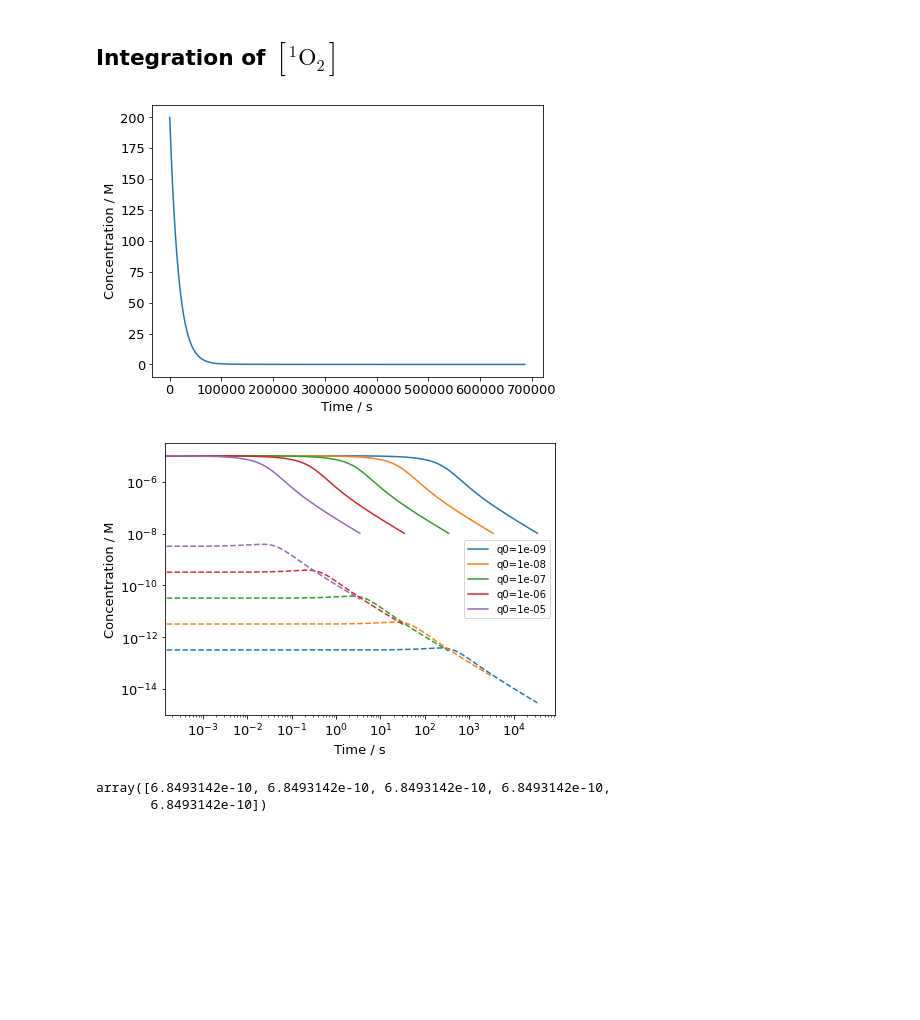
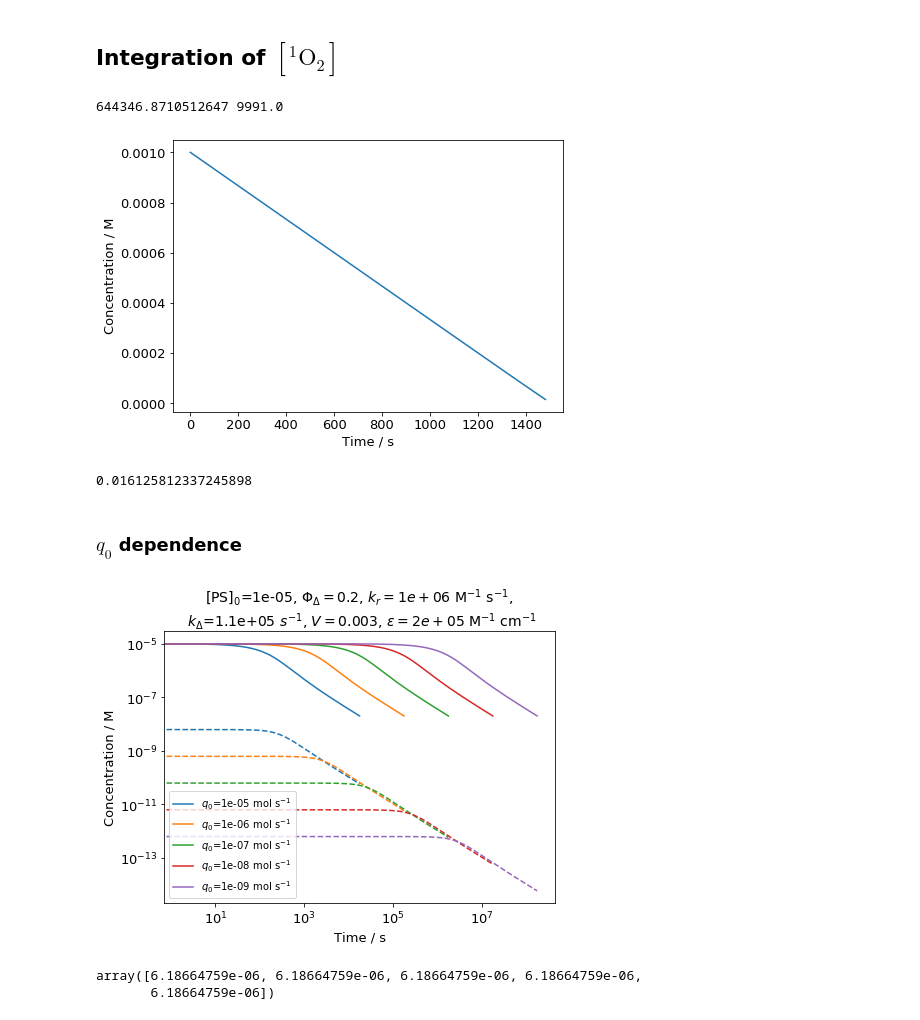
Before and after one commit to dmadea/Jupyter-Tutorials, a Jupyter notebook: Singlet oxygen generation/Singlet Oxygen.ipynb, the cells around one changed output. Cells and saved outputs as stored; diff of their text form; code cells hidden in the pictures; blank space fills up the shorter version.

Commit message:
singlet ox. dependences added

```diff
--- a/Singlet oxygen generation/Singlet Oxygen.ipynb
+++ b/Singlet oxygen generation/Singlet Oxygen.ipynb
@@ -315,24 +318,19 @@ FigureWidget({
 # %% [markdown]
 ## Integration of $[^1\mathrm O_2]$
 # %%
-alpha = 0.96 # the percentual decrese of initial concentration of PS
-
-PS_0 = 1e-3
-Phi_Delta=0.2
-k_r=1e7
-k_delta=1/9.4e-6
-V=3e-3
-q0=1e-8
-epsilon=2e5
-
-
 def _solve_time_profiles(PS_0=PS_0, Phi_Delta=Phi_Delta, k_r=k_r, k_delta=k_delta, V=V, q0=q0, epsilon=epsilon,
-                         alpha=alpha, num=1000):
+                         alpha=alpha, num=10000):
 
     # approx. solution based on second order and k_delta >> k_r * cPS
     _K = Phi_Delta * q0 * np.log(10) * epsilon * k_r / V
     # estimation of maximum time so that times will contain alpha of profile decay
-    t_max = k_delta * alpha / (_K * (1 - alpha) * PS_0) * (epsilon * PS_0 if epsilon * PS_0 > 1 else 1) * 1
+    t_max = k_delta * alpha / (_K * (1 - alpha) * PS_0) * (epsilon * PS_0 if epsilon * PS_0 > 1 else 1)
+
+    if k_r * PS_0 >= k_delta:
+        coeff = k_r * PS_0 - k_delta + 1
+        t_max *= coeff
+#         print(t_max, coeff)
+
 
     times = np.linspace(0, t_max, num)
 
@@ -349,8 +347,12 @@ def _solve_time_profiles(PS_0=PS_0, Phi_Delta=Phi_Delta, k_r=k_r, k_delta=k_delt
 
     t_idx = find_nearest_idx(_c_PS, c_target)
 
-    assert t_idx < _times.shape[0] - 1
+    assert t_idx > 0
 #     print(c_target, t_idx, _times[t_idx])
+
+    # resolve until time that corresponds to exactly alpha decrease
+    times = np.linspace(0, _times[t_idx], num)
+    c_PS = odeint(_solve, PS_0, times).squeeze()
 
 #     times[t_idx]
     c_1_O2 = calc_eq_conc(c_PS, Phi_Delta=Phi_Delta, k_r=k_r, k_delta=k_delta, V=V, q0=q0, epsilon=epsilon)
@@ -360,22 +362,39 @@ import matplotlib.pyplot as plt
 plt.rcParams.update({'font.size': 13})
 plt.rcParams['figure.figsize'] = [7, 5]
 
+alpha = 0.99 # the percentual decrese of initial concentration of PS
+
+PS_0 = 1e-3
+Phi_Delta=0.2
+k_r=1e7
+k_delta=1/9.4e-6
+k_delta=10
+V=3e-3
+q0=1e-8
+epsilon=2e5
+
 t, c_PS, c_1_O2 = _solve_time_profiles(PS_0=PS_0, Phi_Delta=Phi_Delta, k_r=k_r,
                                        k_delta=k_delta, V=V, q0=q0, epsilon=epsilon, alpha=alpha)
 
 
-plt.plot(t, c_PS*epsilon)
+plt.plot(t, c_PS)
 # plt.plot(t, c_1_O2)
 plt.xlabel('Time / s')
 plt.ylabel('Concentration / M')
 plt.show()
+
+c_PS[-1] / c_PS[0]
 # %% [output]
+644346.8710512647 9991.0
-[figure, old version]
+[figure, new version]
+0.016125812337245898
 # %%
 def sweep(PS_0=PS_0, Phi_Delta=Phi_Delta, k_r=k_r, k_delta=k_delta, V=V, q0=q0, epsilon=epsilon, alpha=alpha):
     pass
+# %% [markdown]
+### $q_0$ dependence
 # %%
-alpha = 0.998 # the percentual decrese of initial concentration of PS
+alpha = 0.998 # the amount of PS that has been decomposed
 num = 10000  # number of points
 
 prop_cycle = plt.rcParams['axes.prop_cycle']
@@ -383,41 +402,41 @@ colors = prop_cycle.by_key()['color']
 
 PS_0 = 1e-5
 Phi_Delta=0.2
-k_r=1e10
+k_r=1e6
 k_delta=1/9.4e-6
 # k_delta=1
 
 V=3e-3
 # q0=1e-8
 epsilon=2e5
 
-q0s = np.logspace(-9, -5, 5)
+q0s = np.logspace(-5, -9, 5)
 n = q0s.shape[0]
 
 times = np.zeros((n, num))
 c_PSs = np.zeros_like(times)
 c_1_O2s = np.zeros_like(times)
 integrals = np.zeros(n)
 
 for i in range(n):
     times[i], c_PSs[i], c_1_O2s[i] = _solve_time_profiles(PS_0=PS_0, Phi_Delta=Phi_Delta, k_r=k_r,
                                        k_delta=k_delta, V=V, q0=q0s[i], epsilon=epsilon, alpha=alpha, num=num)
 
     integrals[i] = np.trapz(c_1_O2s[i], x=times[i])
 
-    label = f'q0={q0s[i]:.2g}'
+    label = f'$q_0$={q0s[i]:.2g} mol s$^{{-1}}$'
     plt.semilogx(times[i], c_PSs[i], label=label, color=colors[i])
     plt.semilogx(times[i], c_1_O2s[i],  color=colors[i], ls='--')
     plt.yscale('log')
 
 plt.xlabel('Time / s')
 plt.ylabel('Concentration / M')
 plt.legend(fontsize=10)
+plt.title(f"[PS]$_0$={PS_0:2g}, $\Phi_\Delta=${Phi_Delta}, $k_r={k_r:2g}$ M$^{{-1}}$ s$^{{-1}}$,\n $k_\Delta$={k_delta:.2g} $s^{{-1}}$, $V={V:.2g}$, $\epsilon={epsilon:.2g}$ M$^{{-1}}$ cm$^{{-1}}$", fontsize=14)
 plt.show()
 
-
 integrals
 # %% [output]
-[figure, old version]
+[figure, new version]
-array([6.8493142e-10, 6.8493142e-10, 6.8493142e-10, 6.8493142e-10,
-       6.8493142e-10])
+array([6.18664759e-06, 6.18664759e-06, 6.18664759e-06, 6.18664759e-06,
+       6.18664759e-06])
```
Also changed, not shown: parts of 8 cells of this notebook.
